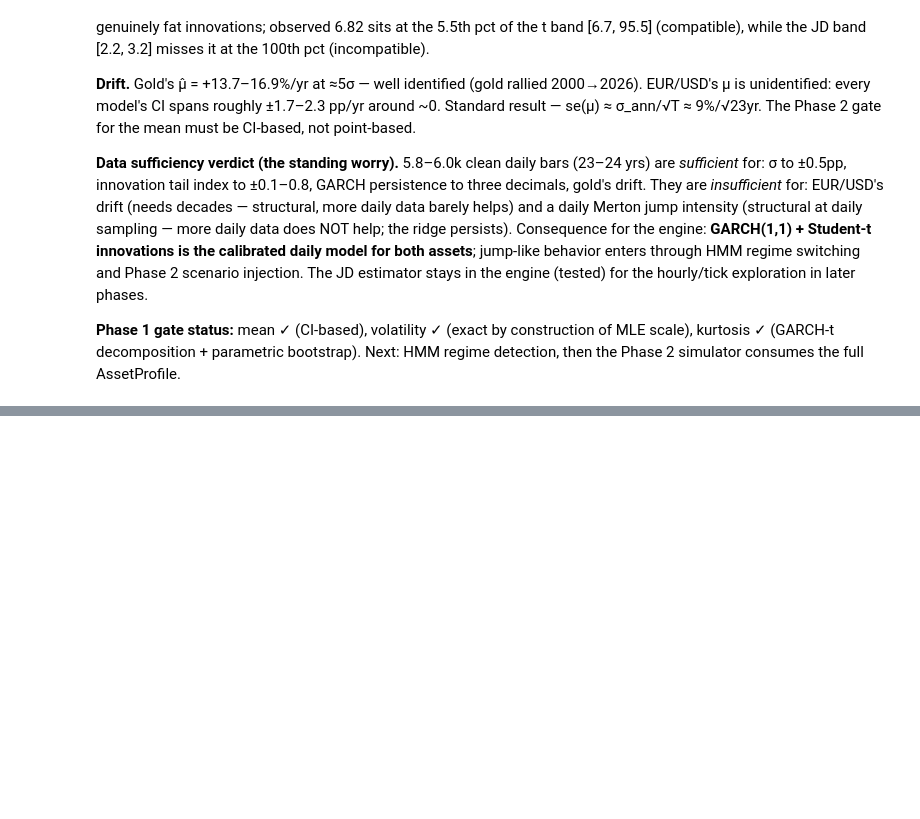
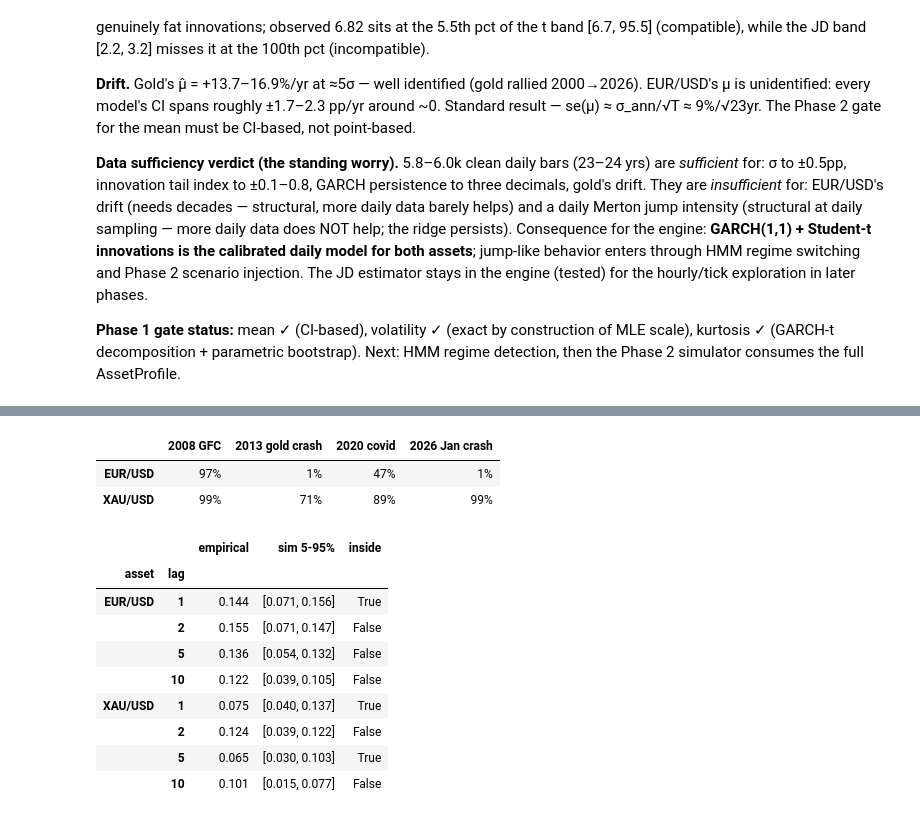
Before and after one commit to sebastiansalles/Synthetic-Market-Generator, a Jupyter notebook: notebooks/01_calibration.ipynb, the cells around one changed output, grey strips where cells are left out. Cells and saved outputs as stored; diff of their text form; code cells hidden in the pictures; blank space fills up the shorter version.

```diff
--- a/notebooks/01_calibration.ipynb
+++ b/notebooks/01_calibration.ipynb
@@ -364,0 +409,53 @@ XAU/USD:
+# %%
+windows = {
+    "2008 GFC": ("2008-09-01", "2009-03-31"),
+    "2013 gold crash": ("2013-04-01", "2013-04-30"),
+    "2020 covid": ("2020-02-15", "2020-04-15"),
+    "2026 Jan crash": ("2026-01-15", "2026-02-15"),
+}
+rows = {}
+for name in daily:
+    post = pd.Series(hmms[name].posterior(scrubbed[name])[:, 1], index=scrubbed[name].index)
+    rows[name] = {label: f"{post.loc[a:b].mean():.0%}" for label, (a, b) in windows.items()}
+crisis_table = pd.DataFrame(rows).T
+crisis_table
+# %% [output]
+|  | 2008 GFC | 2013 gold crash | 2020 covid | 2026 Jan crash |
+| EUR/USD | 97% | 1% | 47% | 1% |
+| XAU/USD | 99% | 71% | 89% | 99% |
+# %%
+from synthetic.calibration import calibrate, profile_gate_check
+
+# ACF consistency: the fitted profile (regimes + per-state innovations) must
+# reproduce the empirical r^2 ACF. Bands from B=300 simulated paths (seed 7).
+from synthetic.calibration import simulate_profile_daily
+
+profiles = {}
+acf_rows = []
+rng = np.random.default_rng(7)
+for name in daily:
+    profiles[name] = calibrate(daily[name], asset=name, seed=0)
+    r = scrubbed[name]
+    n = len(r)
+    lags = [1, 2, 5, 10]
+    sims = [pd.Series(simulate_profile_daily(profiles[name], n, rng)) for _ in range(300)]
+    for lag in lags:
+        emp = (r**2).autocorr(lag)
+        sim_acf = np.array([(s**2).autocorr(lag) for s in sims])
+        lo, hi = np.percentile(sim_acf, [5, 95])
+        acf_rows.append({"asset": name, "lag": lag, "empirical": round(emp, 3),
+                         "sim 5-95%": f"[{lo:.3f}, {hi:.3f}]",
+                         "inside": bool(lo <= emp <= hi)})
+acf_check = pd.DataFrame(acf_rows).set_index(["asset", "lag"])
+acf_check
+# %% [output]
+|  |  | empirical | sim 5-95% | inside |
+| asset | lag |  |  |  |
+| EUR/USD | 1 | 0.144 | [0.071, 0.156] | True |
+|  | 2 | 0.155 | [0.071, 0.147] | False |
+|  | 5 | 0.136 | [0.054, 0.132] | False |
+|  | 10 | 0.122 | [0.039, 0.105] | False |
+| XAU/USD | 1 | 0.075 | [0.040, 0.137] | True |
+|  | 2 | 0.124 | [0.039, 0.122] | False |
+|  | 5 | 0.065 | [0.030, 0.103] | True |
+|  | 10 | 0.101 | [0.015, 0.077] | False |
```
Also changed, not shown: parts of 13 cells of this notebook, 3 other files.
